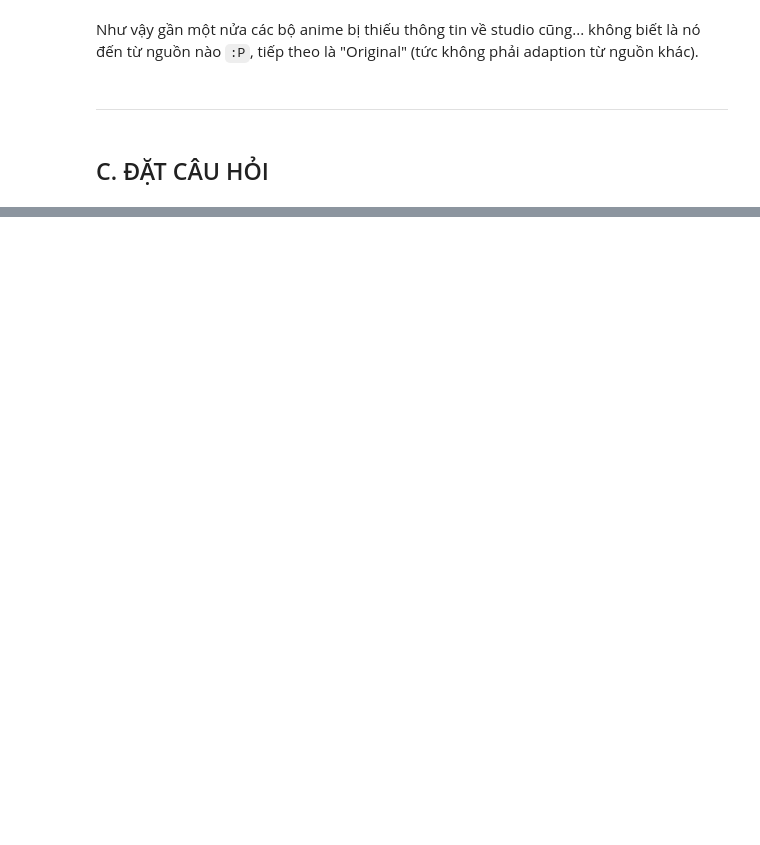
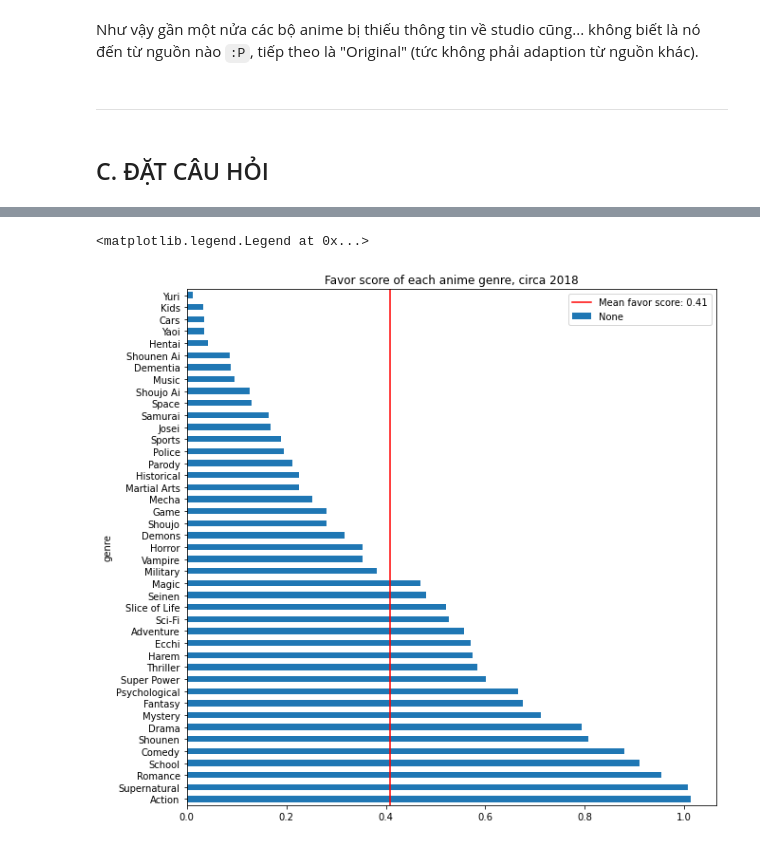
Before and after one commit to hungngocphat01/HCMUS-IntroDataSc-FinalProj, a Jupyter notebook: FINAL.ipynb, the cells around one changed output, grey strips where cells are left out. Cells and saved outputs as stored; diff of their text form; code cells hidden in the pictures; blank space fills up the shorter version.

```diff
--- a/FINAL.ipynb
+++ b/FINAL.ipynb
@@ -665,0 +680,7 @@ animes_df.head()
+# %%
+def standardize(col):
+    return col / (col.max() - col.min())
+
+animes_df['favorscore'] = animes_df.score * animes_df.members
+animes_df[['score', 'members', 'favorscore',
+           'popularity', 'rank']].sort_values('favorscore', ascending=False)
@@ -665,0 +708,22 @@ animes_df.head()
+# %%
+genre_expl_df = animes_df.explode('genre')
+
+genre_weights = np.sqrt(genre_expl_df.groupby('genre').size())
+animes_genres_ranking = genre_expl_df.groupby('genre')['favorscore'].mean() * genre_weights
+animes_genres_ranking = standardize(animes_genres_ranking)
+# %%
+mean_fav_score = animes_genres_ranking.mean()
+
+animes_genres_ranking.sort_values(inplace=True, ascending=False)
+animes_genres_ranking.plot(
+    title='Favor score of each anime genre, circa 2018',
+    kind='barh',
+    figsize=(10, 10)
+)
+
+ax = plt.gca()
+ax.axvline(x=mean_fav_score, label='Mean favor score: {:3.2f}'.format(mean_fav_score), color='red')
+plt.legend()
+# %% [output]
+<matplotlib.legend.Legend at 0x...>
+[figure, added]
```
Also changed, not shown: parts of 37 cells of this notebook.
